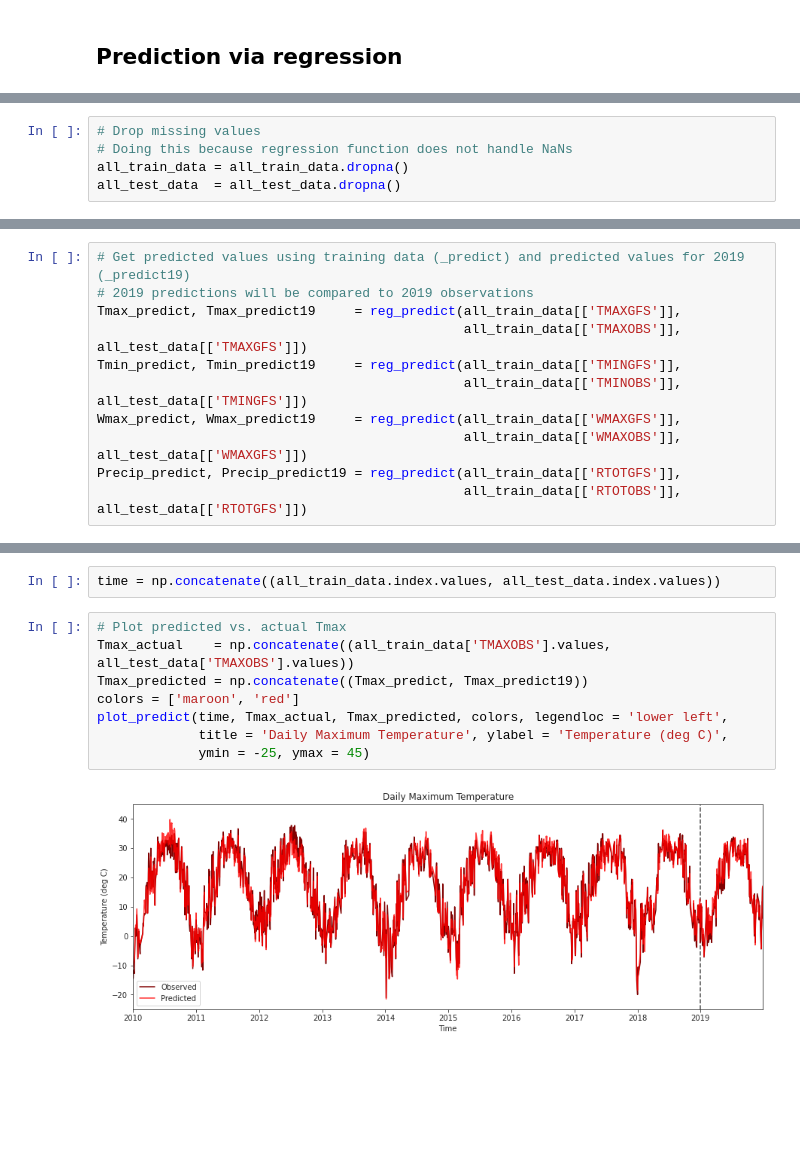
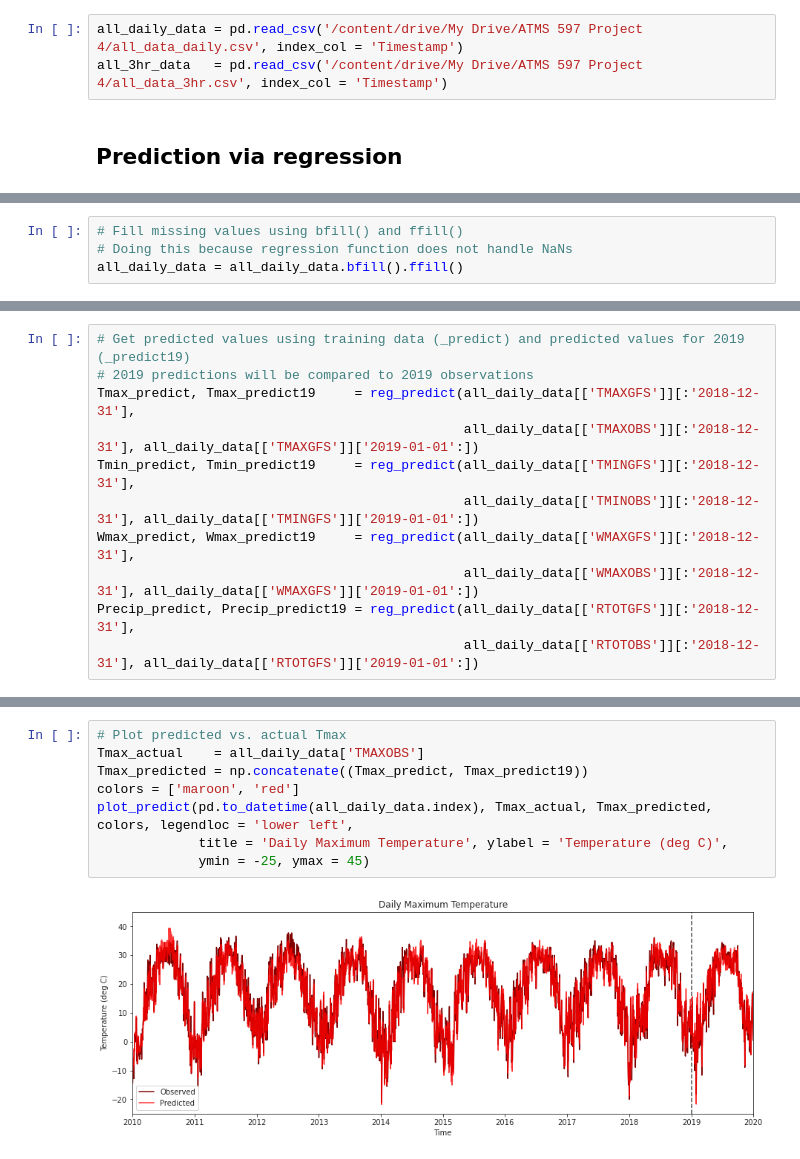
Before and after one commit to ylu4/ATMS-597-Project-4-Wx-Prediction, a Jupyter notebook: GroupE_Project4.ipynb, the cells around one changed output, grey strips where cells are left out. Drawn from its saved outputs; the diff is of its cells as text; blank space fills up the shorter version.

```diff
--- a/GroupE_Project4.ipynb
+++ b/GroupE_Project4.ipynb
@@ -196,2 +15,5 @@ gfs_train = gfs_daily['2010-01-02':'2018-12-31']
+# %%
+all_daily_data = pd.read_csv('/content/drive/My Drive/ATMS 597 Project 4/all_data_daily.csv', index_col = 'Timestamp')
+all_3hr_data   = pd.read_csv('/content/drive/My Drive/ATMS 597 Project 4/all_data_3hr.csv', index_col = 'Timestamp')
 # %% [markdown]
 ## Prediction via regression
@@ -206,6 +20,5 @@ all_test_data   = pd.concat([kcmi_2019, gfs_2019], axis = 1)
 # %%
-# Drop missing values
+# Fill missing values using bfill() and ffill()
 # Doing this because regression function does not handle NaNs
-all_train_data = all_train_data.dropna()
-all_test_data  = all_test_data.dropna()
+all_daily_data = all_daily_data.bfill().ffill()
 # %%
@@ -218,14 +31,14 @@ def reg_predict(x, y, predict):
 # %%
 # Get predicted values using training data (_predict) and predicted values for 2019 (_predict19)
 # 2019 predictions will be compared to 2019 observations
-Tmax_predict, Tmax_predict19     = reg_predict(all_train_data[['TMAXGFS']],
-                                               all_train_data[['TMAXOBS']], all_test_data[['TMAXGFS']])
-Tmin_predict, Tmin_predict19     = reg_predict(all_train_data[['TMINGFS']],
-                                               all_train_data[['TMINOBS']], all_test_data[['TMINGFS']])
-Wmax_predict, Wmax_predict19     = reg_predict(all_train_data[['WMAXGFS']],
-                                               all_train_data[['WMAXOBS']], all_test_data[['WMAXGFS']])
-Precip_predict, Precip_predict19 = reg_predict(all_train_data[['RTOTGFS']],
-                                               all_train_data[['RTOTOBS']], all_test_data[['RTOTGFS']])
+Tmax_predict, Tmax_predict19     = reg_predict(all_daily_data[['TMAXGFS']][:'2018-12-31'],
+                                               all_daily_data[['TMAXOBS']][:'2018-12-31'], all_daily_data[['TMAXGFS']]['2019-01-01':])
+Tmin_predict, Tmin_predict19     = reg_predict(all_daily_data[['TMINGFS']][:'2018-12-31'],
+                                               all_daily_data[['TMINOBS']][:'2018-12-31'], all_daily_data[['TMINGFS']]['2019-01-01':])
+Wmax_predict, Wmax_predict19     = reg_predict(all_daily_data[['WMAXGFS']][:'2018-12-31'],
+                                               all_daily_data[['WMAXOBS']][:'2018-12-31'], all_daily_data[['WMAXGFS']]['2019-01-01':])
+Precip_predict, Precip_predict19 = reg_predict(all_daily_data[['RTOTGFS']][:'2018-12-31'],
+                                               all_daily_data[['RTOTOBS']][:'2018-12-31'], all_daily_data[['RTOTGFS']]['2019-01-01':])
 # %%
 %matplotlib inline
 sns.set_style('ticks')
@@ -245,17 +58,15 @@ def plot_predict(time, actual, predicted, colors, legendloc, title, ylabel, ymin
     plt.xlim(time[0]-pd.Timedelta(days=1),  time[-1]+pd.Timedelta(days=1))
     plt.ylim(ymin, ymax)
     plt.show()
-# %%
-time = np.concatenate((all_train_data.index.values, all_test_data.index.values))
 # %%
 # Plot predicted vs. actual Tmax
-Tmax_actual    = np.concatenate((all_train_data['TMAXOBS'].values, all_test_data['TMAXOBS'].values))
+Tmax_actual    = all_daily_data['TMAXOBS']
 Tmax_predicted = np.concatenate((Tmax_predict, Tmax_predict19))
 colors = ['maroon', 'red']
-plot_predict(time, Tmax_actual, Tmax_predicted, colors, legendloc = 'lower left',
+plot_predict(pd.to_datetime(all_daily_data.index), Tmax_actual, Tmax_predicted, colors, legendloc = 'lower left',
              title = 'Daily Maximum Temperature', ylabel = 'Temperature (deg C)',
              ymin = -25, ymax = 45)
 # %% [output]
-[figure, old version]
+[figure, new version]
 # %%
 # Plot predicted vs. actual Tmin
```
Also changed, not shown: parts of 26 cells of this notebook.
